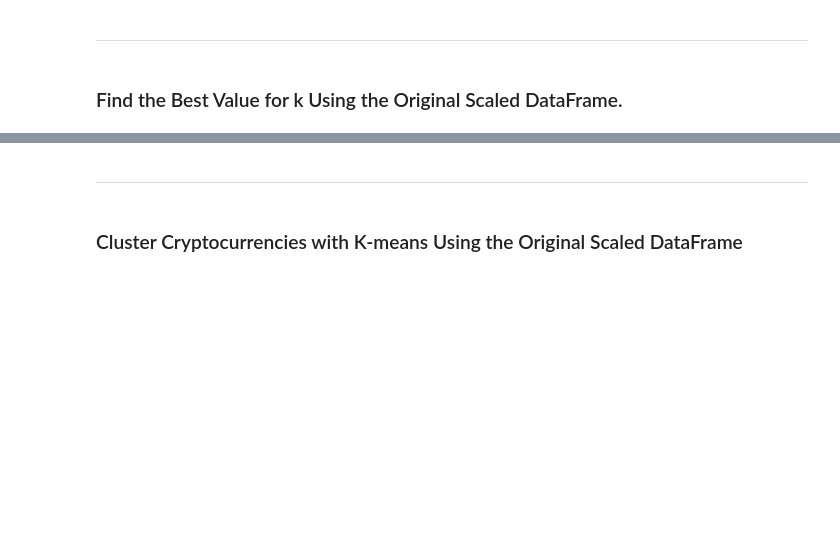
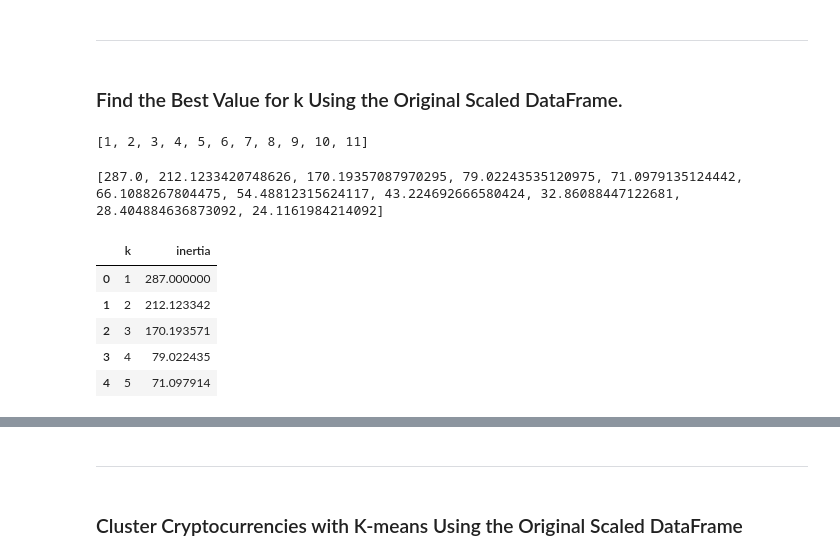
Before and after one commit to AzaniaHH/CryptoClustering, a Jupyter notebook: Crypto_Clustering.ipynb, the cells around one changed output, grey strips where cells are left out. Cells and saved outputs as stored; diff of their text form; code cells hidden in the pictures; blank space fills up the shorter version.

```diff
--- a/Crypto_Clustering.ipynb
+++ b/Crypto_Clustering.ipynb
@@ -71,20 +114,49 @@ df_market_data.hvplot.line(
 ### Find the Best Value for k Using the Original Scaled DataFrame.
 # %%
 # Create a list with the number of k-values from 1 to 11
+k_values = list(range(1, 12))
+
+print(k_values)
+# %% [output]
+[1, 2, 3, 4, 5, 6, 7, 8, 9, 10, 11]
 # %%
 # Create an empty list to store the inertia values
+inertia = []
 
 
 # Create a for loop to compute the inertia with each possible value of k
+
 # Inside the loop:
 # 1. Create a KMeans model using the loop counter for the n_clusters
 # 2. Fit the model to the data using `df_market_data_scaled`
 # 3. Append the model.inertia_ to the inertia list
+
+for k in range(1, 12):
+    kmeans = KMeans(n_clusters=k, random_state=42)
+    kmeans.fit(df_market_data_scaled)
+    inertia.append(kmeans.inertia_)
+
+print(inertia)
+# %% [output]
+[287.0, 212.1233420748626, 170.19357087970295, 79.02243535120975, 71.0979135124442, 66.1088267804475, 54.48812315624117, 43.224692666580424, 32.86088447122681, 28.404884636873092, 24.1161984214092]
 # %%
 # Create a dictionary with the data to plot the Elbow curve
-
+elbow_data = {
+    "k": list(range(1, 12)),
+    "inertia": inertia
+}
 
 # Create a DataFrame with the data to plot the Elbow curve
+elbow_df = pd.DataFrame(elbow_data)
+
+elbow_df.head()
+# %% [output]
+|  | k | inertia |
+| 0 | 1 | 287.000000 |
+| 1 | 2 | 212.123342 |
+| 2 | 3 | 170.193571 |
+| 3 | 4 | 79.022435 |
+| 4 | 5 | 71.097914 |
 # %%
 # Plot a line chart with all the inertia values computed with
 # the different values of k to visually identify the optimal value for k.
```
Also changed, not shown: parts of 6 cells of this notebook.
